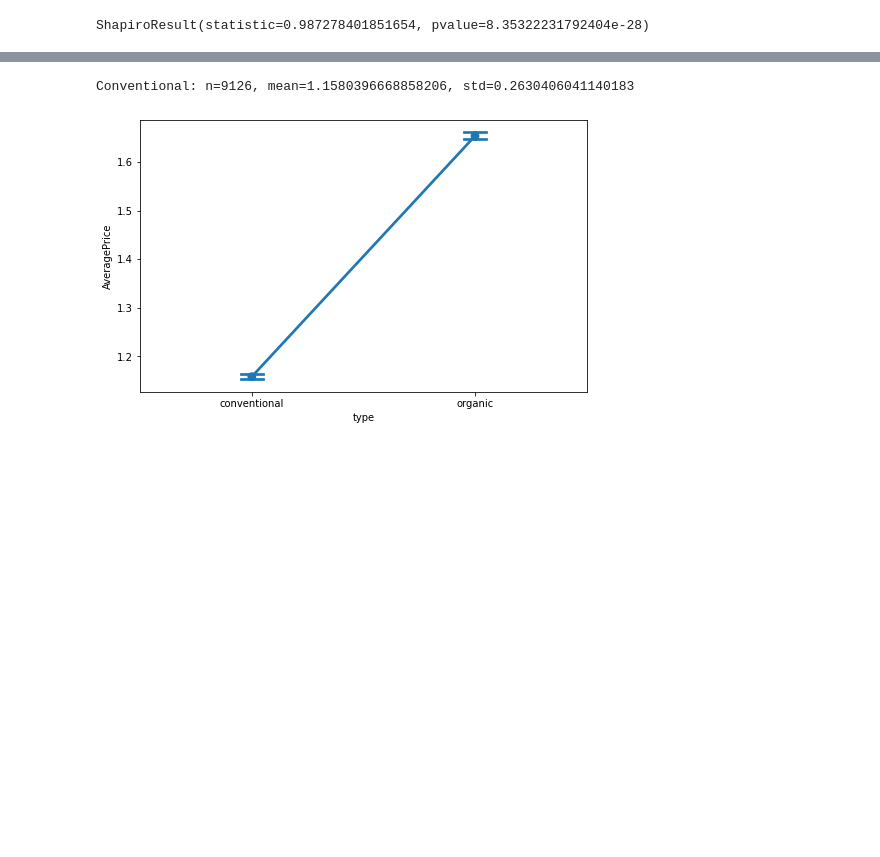
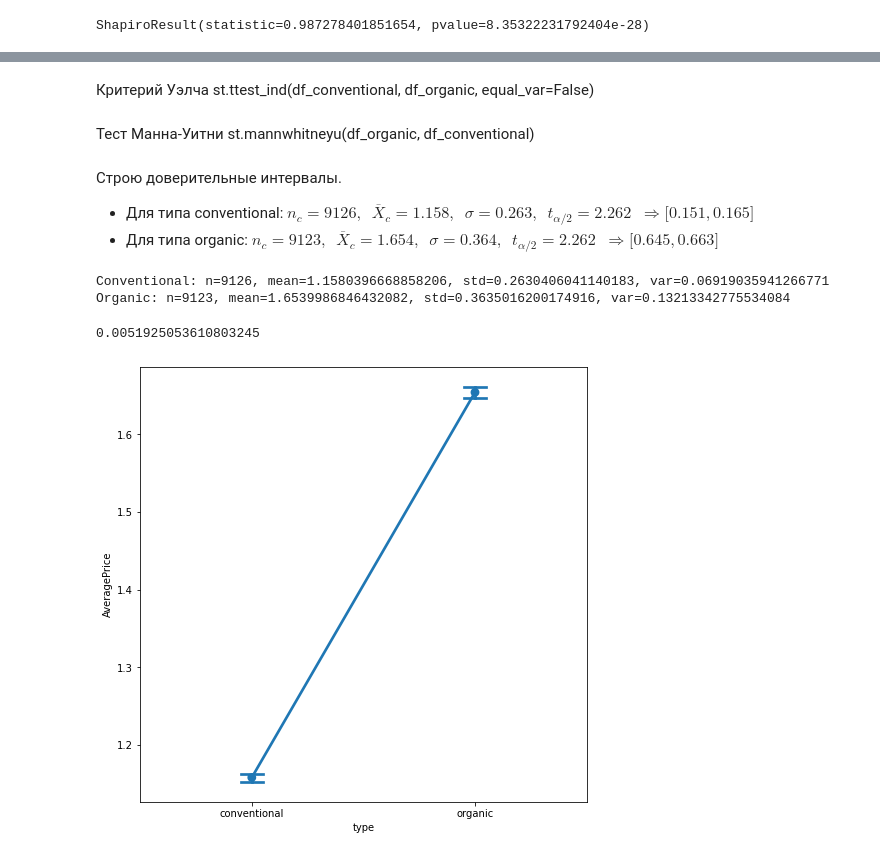
Before and after one commit to AntonyVasilev/Probability-theory-and-Math-statistics, a Jupyter notebook: draft notebook.ipynb, the cells around one changed output, grey strips where cells are left out. Cells and saved outputs as stored; diff of their text form; code cells hidden in the pictures; blank space fills up the shorter version.

```diff
--- a/draft notebook.ipynb
+++ b/draft notebook.ipynb
@@ -149,13 +159,28 @@ $$n_c=9126,\,\,\, \overline X_c = 1.158,\,\,\$$
+# %% [markdown]
+Критерий Уэлча
+st.ttest_ind(df_conventional, df_organic, equal_var=False)
+# %% [markdown]
+Тест Манна-Уитни
+st.mannwhitneyu(df_organic, df_conventional)
+# %% [markdown]
+Строю доверительные интервалы.
+* Для типа conventional: $n_c=9126,\,\,\, \overline X_c = 1.158,\,\,\, \sigma=0.263,\,\,\, t_{\alpha / 2}=2.262\,\,\, \Rightarrow \bigl[0.151,0.165\bigr]$
+* Для типа organic: $n_c=9123,\,\,\, \overline X_c = 1.654,\,\,\, \sigma=0.364,\,\,\, t_{\alpha / 2}=2.262\,\,\, \Rightarrow \bigl[0.645,0.663\bigr]$
 # %%
-print(f'Conventional: n={len(df_conventional)}, mean={df_conventional.mean()}, std={np.std(df_conventional, ddof=1)}')
+print(f'Conventional: n={len(df_conventional)}, mean={df_conventional.mean()}, std={np.std(df_conventional, ddof=1)}, var={np.var(df_conventional, ddof=1)}')
+print(f'Organic: n={len(df_organic)}, mean={df_organic.mean()}, std={np.std(df_organic, ddof=1)}, var={np.var(df_organic, ddof=1)}')
 # %% [output]
-Conventional: n=9126, mean=1.1580396668858206, std=0.2630406041140183
+Conventional: n=9126, mean=1.1580396668858206, std=0.2630406041140183, var=0.06919035941266771
+Organic: n=9123, mean=1.6539986846432082, std=0.3635016200174916, var=0.13213342775534084
+# %%
+(np.abs(df_conventional.mean() - df_organic.mean()) / np.sqrt(np.var(df_conventional, ddof=1) / len(df_organic) + len(df_organic)))
+# %% [output]
+0.0051925053610803245
 # %%
-plt.figure(figsize=(8, 5))
+plt.figure(figsize=(8, 8))
 
 sns.pointplot(x='type', y='AveragePrice', data=df_target, capsize=.1)
 
-
 plt.show()
 # %% [output]
-[figure, old version]
+[figure, new version]
```
Also changed, not shown: parts of 6 cells of this notebook, 1 other file.
